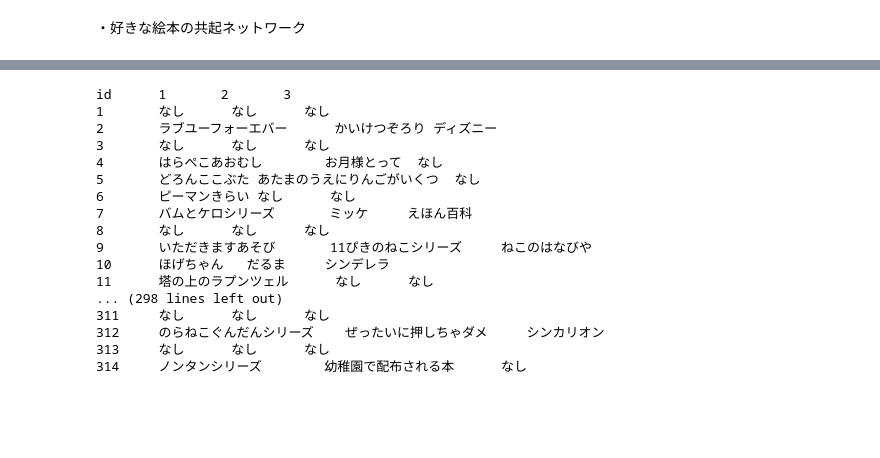
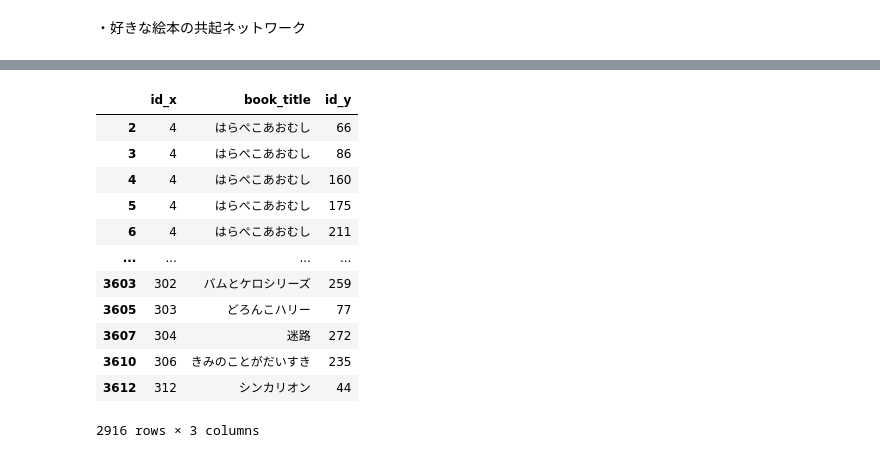
Before and after one commit to Mayu4280/infovis-notebooks, a Jupyter notebook: final-report/final-report.ipynb, the cells around one changed output, grey strips where cells are left out. Drawn from its saved outputs; the diff is of its cells as text; code cells hidden in the pictures; blank space fills up the shorter version.

```diff
--- a/final-report/final-report.ipynb
+++ b/final-report/final-report.ipynb
@@ -372,27 +436,38 @@ pyplot_network(G)
+# %%
+#書名で、「なし」は無視
+df = df.query("book_title != 'なし'")
+# %%
+#データフレームをコピーして、同じものを2つ作る
+df1 = df.copy()
+df2 = df.copy()
+# %%
+#コピーした2つのデータフレームを、書名でくっつける
+df_merge = pd.merge(df1, df2, on="book_title")
+# %%
+#自分同士(id1と1など)は無視
+df_merge = df_merge.query("id_x != id_y")
+# %%
+df_merge
+# %% [output]
+|  | id_x | book_title | id_y |
+| 2 | 4 | はらぺこあおむし | 66 |
+| 3 | 4 | はらぺこあおむし | 86 |
+| 4 | 4 | はらぺこあおむし | 160 |
+| 5 | 4 | はらぺこあおむし | 175 |
+| 6 | 4 | はらぺこあおむし | 211 |
+| ... | ... | ... | ... |
+| 3603 | 302 | バムとケロシリーズ | 259 |
+| 3605 | 303 | どろんこハリー | 77 |
+| 3607 | 304 | 迷路 | 272 |
+| 3610 | 306 | きみのことがだいすき | 235 |
+| 3612 | 312 | シンカリオン | 44 |
+2916 rows × 3 columns
 # %%
-with open('book_title.txt', 'r') as file_title:
-    content_title = file_title.read()
+#with open('book_title.txt', 'r') as file_title:
+    #content_title = file_title.read()
 
 # 内容を確認
-print(content_title)
+#print(content_title)
-# %% [output]
-id      1       2       3
-1       なし      なし      なし
-2       ラブユーフォーエバー      かいけつぞろり ディズニー
-3       なし      なし      なし
-4       はらぺこあおむし        お月様とって  なし
-5       どろんここぶた あたまのうえにりんごがいくつ  なし
-6       ピーマンきらい なし      なし
-7       バムとケロシリーズ       ミッケ     えほん百科
-8       なし      なし      なし
-9       いただきますあそび       11ぴきのねこシリーズ     ねこのはなびや
-10      ほげちゃん   だるま     シンデレラ
-11      塔の上のラプンツェル      なし      なし
-... (298 lines left out)
-311     なし      なし      なし
-312     のらねこぐんだんシリーズ    ぜったいに押しちゃダメ     シンカリオン
-313     なし      なし      なし
-314     ノンタンシリーズ        幼稚園で配布される本      なし
 # %%
 !pip install spacy ginza ja-ginza
 !pip install scikit-learn pandas
```
Also changed, not shown: parts of 29 cells of this notebook, 44 other files.
